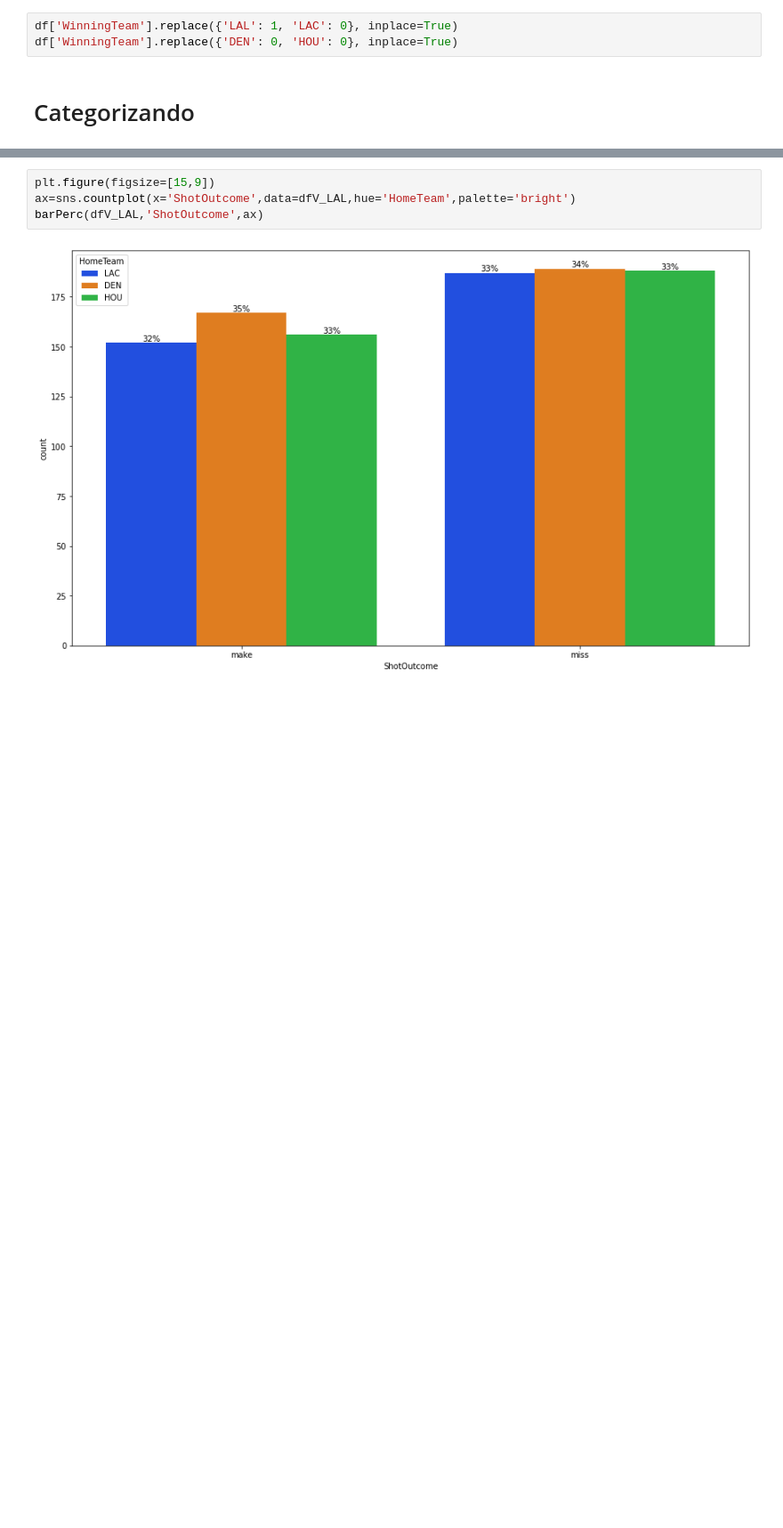
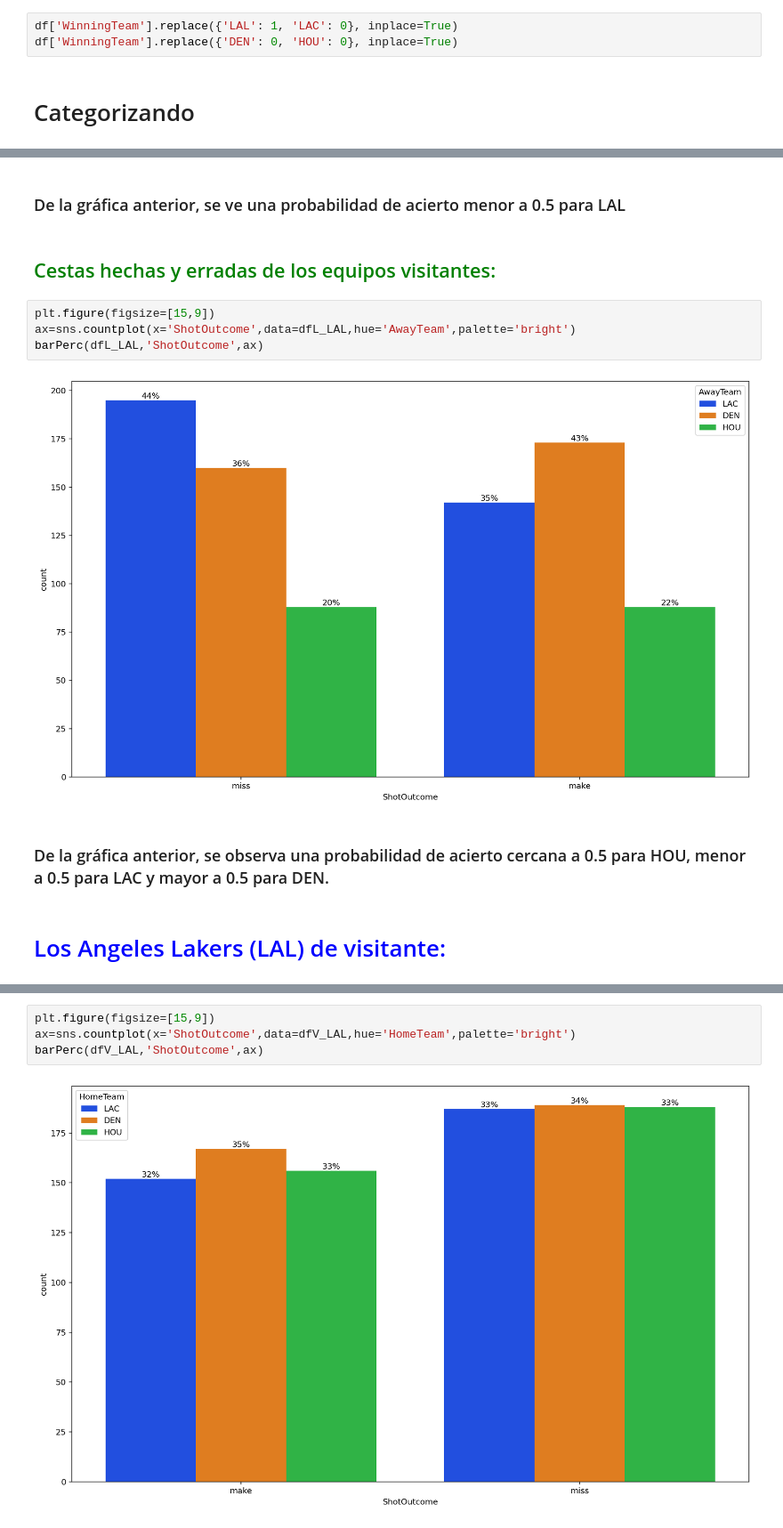
Before and after one commit to sarodriguezme/Proyecto-M.-Estad-stica, a Jupyter notebook: Proyecto_NBA.ipynb, the cells around one changed output, grey strips where cells are left out. Shown at 89% size. Cells and saved outputs as stored; diff of their text form; blank space fills up the shorter version.

```diff
--- a/Proyecto_NBA.ipynb
+++ b/Proyecto_NBA.ipynb
@@ -296,0 +155,14 @@ def barPerc(df,xVar,ax):
+# %% [markdown]
+### De la gráfica anterior, se ve una probabilidad de acierto menor a 0.5 para LAL
+# %% [markdown]
+## <span style="color:green">Cestas hechas y erradas de los equipos visitantes:
+# %%
+plt.figure(figsize=[15,9])
+ax=sns.countplot(x='ShotOutcome',data=dfL_LAL,hue='AwayTeam',palette='bright')
+barPerc(dfL_LAL,'ShotOutcome',ax)
+# %% [output]
+[figure, added]
+# %% [markdown]
+### De la gráfica anterior, se observa una probabilidad de acierto cercana a 0.5 para HOU, menor a 0.5 para LAC y mayor a 0.5 para DEN.
+# %% [markdown]
+# <span style="color:blue">Los Angeles Lakers (LAL) de visitante:
```
Also changed, not shown: parts of 80 cells of this notebook.
